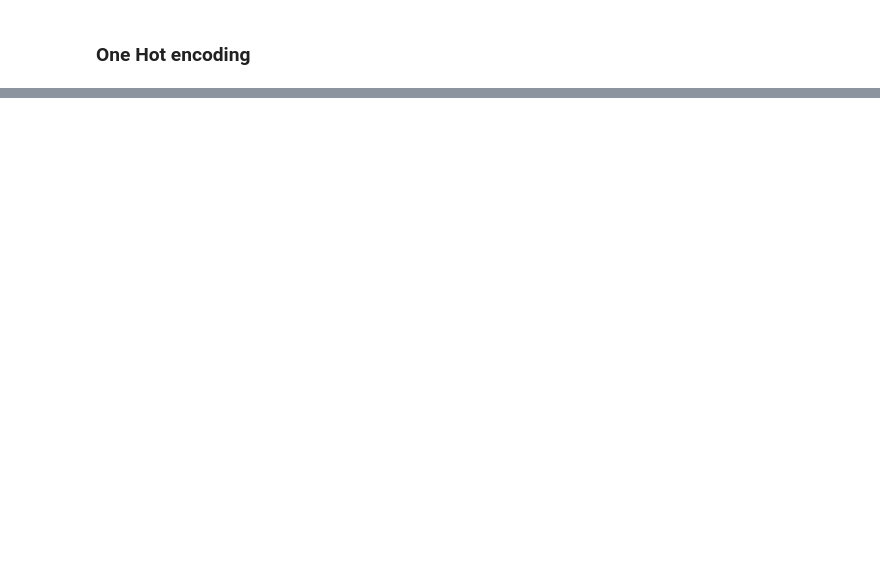
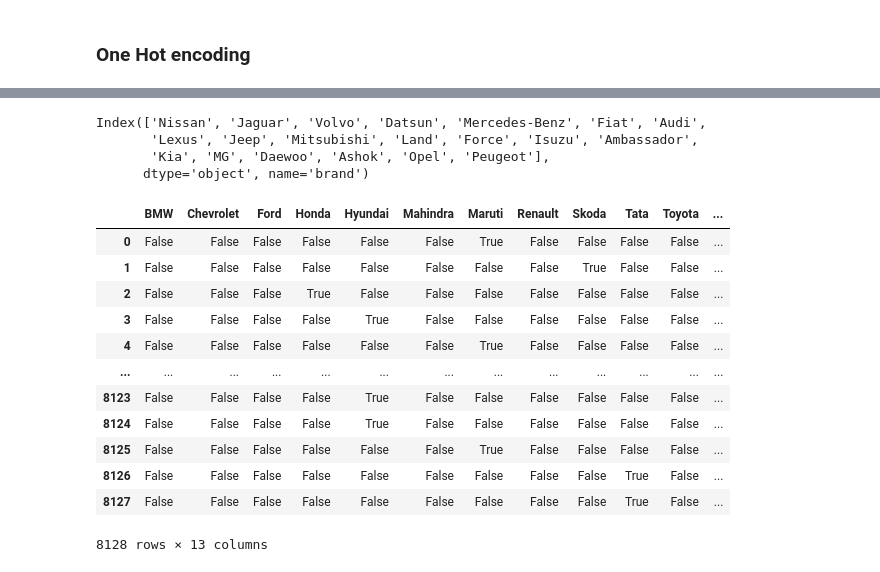
Before and after one commit to Ashura369/Python_and_Data_Science, a Jupyter notebook: 0 ML lecture/8_1 encoding categorical data (One Hot encoding).ipynb, the cells around one changed output, grey strips where cells are left out. Saved outputs shown, nothing was run; the diff lists cells and outputs as text; code cells hidden in the pictures; blank space fills up the shorter version.

```diff
--- a/0 ML lecture/8_1 encoding categorical data (One Hot encoding).ipynb
+++ b/0 ML lecture/8_1 encoding categorical data (One Hot encoding).ipynb
@@ -32,0 +44,20 @@ remains informative without redundancy.
+# %%
+df = pd.read_csv('cars.csv')
+print(df.head(5))
+print()
+print(df.shape)
+print()
+
+# printing the unique values in cols
+for i in df.columns:
+    print(f"UNIQUE VALUE IN {i} : {df[i].nunique()}")
+print()
+
+# unique -- to print all the unique values
+# nunique -- to print total numbers of unique values that a column holds
+# from the data below now we get to know that we will be applying encoding to brand, fuel, and owner
+
+# printing how many rows (data) each unique value in the data holds
+print(f"{df['brand'].value_counts()}\n")
+print(f"{df['fuel'].value_counts()}\n")
+print(f"{df['owner'].value_counts()}\n")
@@ -32,0 +168,5 @@ remains informative without redundancy.
+# %%
+# One Hot Encoding with top categories
+
+counts = df['brand'].value_counts()
+counts
@@ -32,0 +191,26 @@ remains informative without redundancy.
+# %%
+# those cars that hold less than 100 models, putting them in a single column
+
+threshold = 100
+change = counts[counts <= threshold].index
+print(change)       # will print the cars which are below the threshold level of 100
+
+pd.get_dummies(df['brand'].replace(change, 'others'))       # now we have placed all those cars that hold less than 100 models in the 'others' column
+# %% [output]
+Index(['Nissan', 'Jaguar', 'Volvo', 'Datsun', 'Mercedes-Benz', 'Fiat', 'Audi',
+       'Lexus', 'Jeep', 'Mitsubishi', 'Land', 'Force', 'Isuzu', 'Ambassador',
+       'Kia', 'MG', 'Daewoo', 'Ashok', 'Opel', 'Peugeot'],
+      dtype='object', name='brand')
+|  | BMW | Chevrolet | Ford | Honda | Hyundai | Mahindra | Maruti | Renault | Skoda | Tata | Toyota | ... |
+| 0 | False | False | False | False | False | False | True | False | False | False | False | ... |
+| 1 | False | False | False | False | False | False | False | False | True | False | False | ... |
+| 2 | False | False | False | True | False | False | False | False | False | False | False | ... |
+| 3 | False | False | False | False | True | False | False | False | False | False | False | ... |
+| 4 | False | False | False | False | False | False | True | False | False | False | False | ... |
+| ... | ... | ... | ... | ... | ... | ... | ... | ... | ... | ... | ... | ... |
+| 8123 | False | False | False | False | True | False | False | False | False | False | False | ... |
+| 8124 | False | False | False | False | True | False | False | False | False | False | False | ... |
+| 8125 | False | False | False | False | False | False | True | False | False | False | False | ... |
+| 8126 | False | False | False | False | False | False | False | False | False | True | False | ... |
+| 8127 | False | False | False | False | False | False | False | False | False | True | False | ... |
+8128 rows × 13 columns
```
Also changed, not shown: parts of 8 cells of this notebook, 5 other files.
